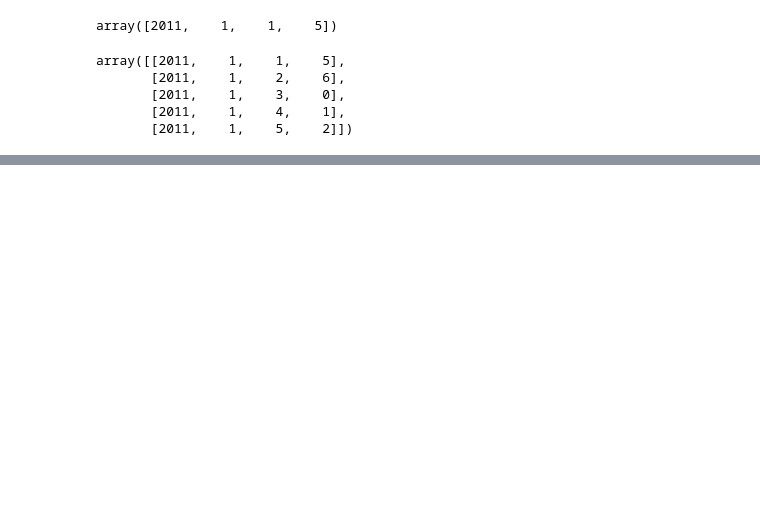
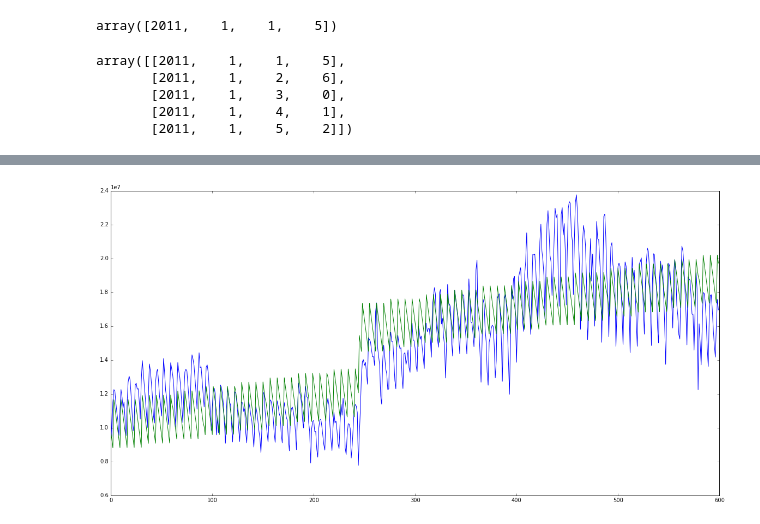
Before and after one commit to rezpe/Search-Forecast-with-TPOT, a Jupyter notebook: TPOT Search.ipynb, the cells around one changed output, grey strips where cells are left out. Cells and saved outputs as stored; diff of their text form; code cells hidden in the pictures; blank space fills up the shorter version.

```diff
--- a/TPOT Search.ipynb
+++ b/TPOT Search.ipynb
@@ -151,0 +154,7 @@ tpot.export("searchpred.py")
+# %%
+plt.figure(figsize=(20,10))
+plt.plot(y)
+plt.plot(submission)
+plt.show()
+# %% [output]
+[figure, added]
```
Also changed, not shown: parts of 15 cells of this notebook, 1 other file.
